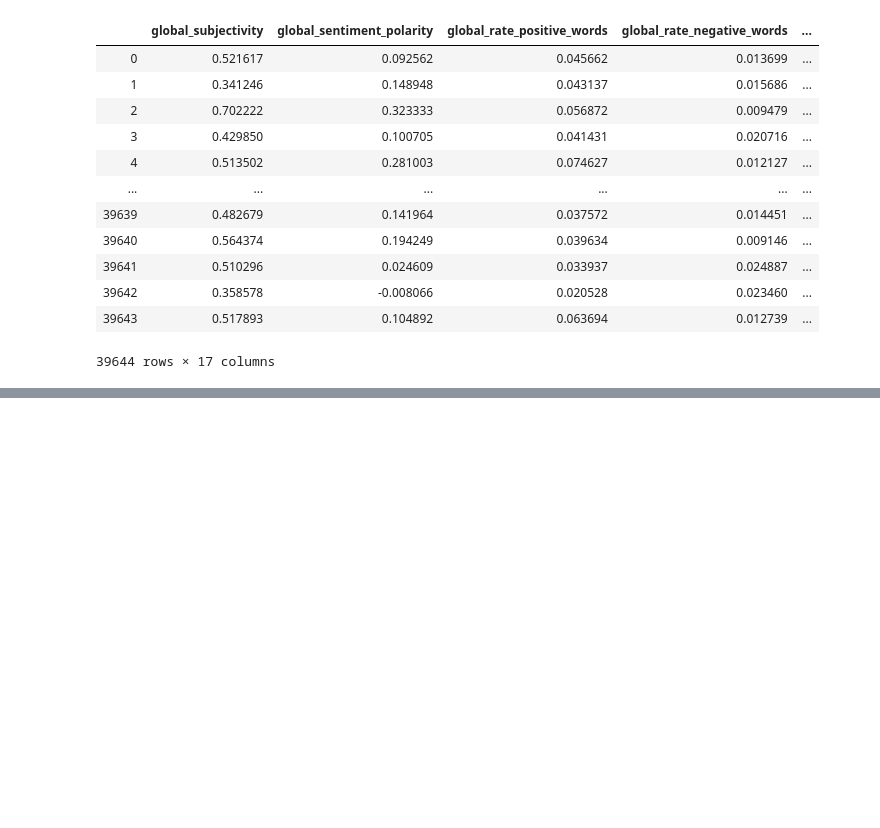
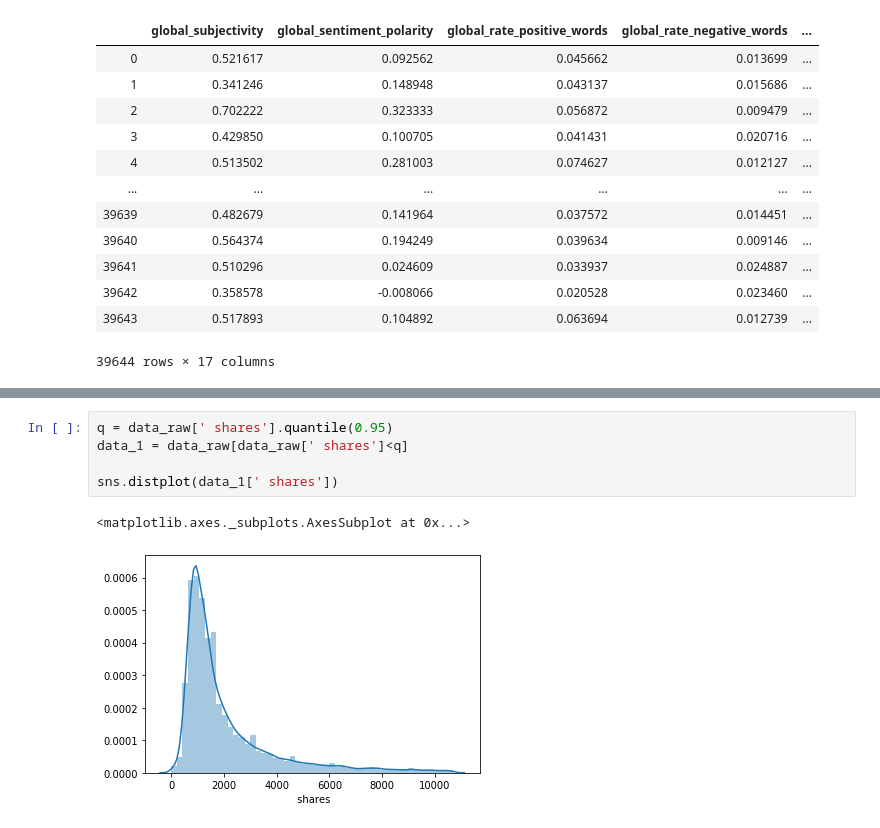
Before and after one commit to akshaynayanravi/news_popularity_online, a Jupyter notebook: news_popularity_online_prediction.ipynb, the cells around one changed output, grey strips where cells are left out. Cells and saved outputs as stored; diff of their text form; blank space fills up the shorter version.

```diff
--- a/news_popularity_online_prediction.ipynb
+++ b/news_popularity_online_prediction.ipynb
@@ -547,3 +549,11 @@ data_raw[[' shares', ' global_subjectivity', ' global_sentiment_polarity', ' glo
 | title_sentiment_polarity | 0.012772 | 0.034075 | 0.238266 | 0.136469 | -0.138152 | ... |
 | abs_title_subjectivity | 0.001481 | -0.003758 | -0.028717 | -0.137288 | -0.055071 | ... |
 | abs_title_sentiment_polarity | 0.027135 | 0.091067 | 0.071898 | 0.103391 | 0.055872 | ... |
+# %%
+q = data_raw[' shares'].quantile(0.95)
+data_1 = data_raw[data_raw[' shares']<q]
+
+sns.distplot(data_1[' shares'])
+# %% [output]
+<matplotlib.axes._subplots.AxesSubplot at 0x...>
+[figure, added]
```
Also changed, not shown: parts of 20 cells of this notebook.
